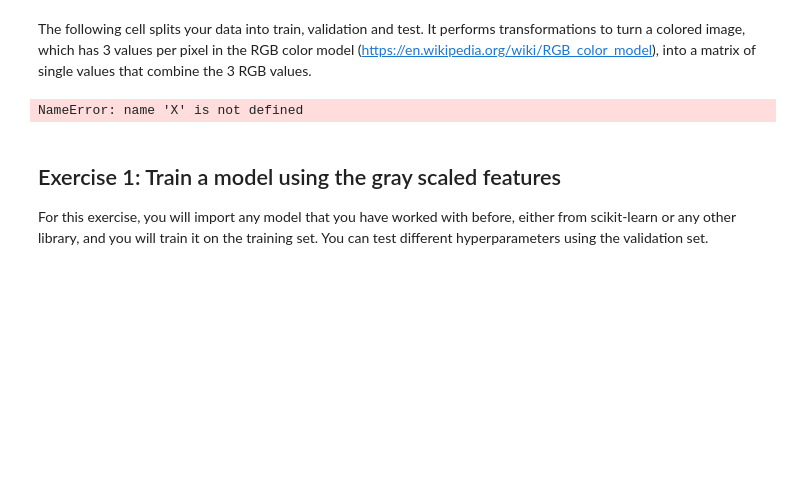
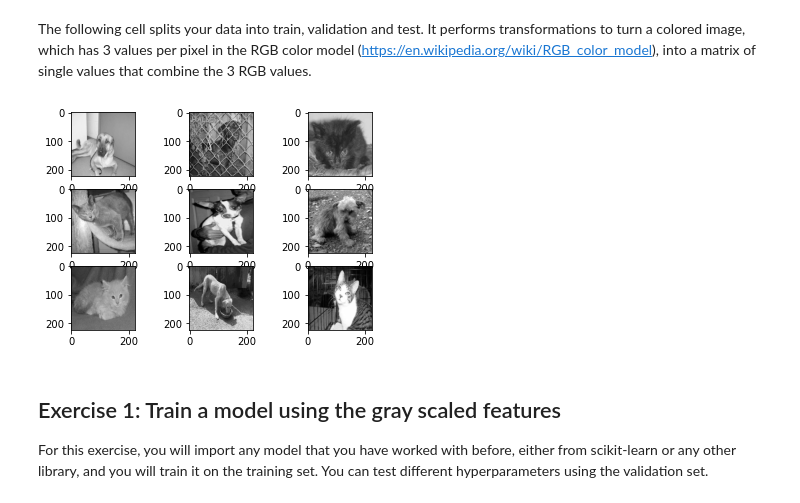
Before and after one commit to davidich/ucla_ml, a Jupyter notebook: Week 06 (hw4)/HW 4/Homework 4 - Images and Text.ipynb, the cells around one changed output. Saved outputs shown, nothing was run; the diff lists cells and outputs as text; code cells hidden in the pictures; blank space fills up the shorter version.

```diff
--- a/Week 06 (hw4)/HW 4/Homework 4 - Images and Text.ipynb
+++ b/Week 06 (hw4)/HW 4/Homework 4 - Images and Text.ipynb
@@ -43,41 +44,40 @@ def flatten_X(X):
 
 def rgb2gray(rgb):
     # this converts the RGB colors to gray, so you have only one value per pixel
-    return np.dot(rgb[...,:3], [0.2989, 0.5870, 0.1140])
+    #return np.dot(rgb[...,:3], [0.2989, 0.5870, 0.1140])
+    return np.mean(rgb[...,:3], axis=2)
 
 def transform_to_gray_features(X):
     gray_features = []
     for instance in X:
         X_gray = rgb2gray(instance)
         flattened_X_gray = X_gray.flatten()
         gray_features.append(flattened_X_gray)
     return np.vstack(gray_features)
 
 def get_train_val_test(X, y, split=0.2):
     X_train, X_test, y_train, y_test = train_test_split(X, y, test_size=split, random_state=42)
     X_val, X_test, y_val, y_test = train_test_split(X_test, y_test, test_size=0.5, random_state=42)
     return X_train, y_train, X_test, y_test, X_val, y_val
 
 X_train, y_train, X_test, y_test, X_val, y_val = get_train_val_test(X, y, split=0.2)
 
 X_train_gray = transform_to_gray_features(X_train)
 X_test_gray = transform_to_gray_features(X_test)
 X_val_gray = transform_to_gray_features(X_val)
 
 
-
 # plot first few images with the gray transform
 for i in range(9):
     # define subplot
     pyplot.subplot(330 + 1 + i)
-    # define filename
+    # plot raw pixel data
+    pyplot.imshow(rgb2gray(X_train[i]), cmap='gray', vmin=0, vmax=255)
 
-    # plot raw pixel data
-    pyplot.imshow(rgb2gray(X_train[i]))
 # show the figure
 pyplot.show()
 # %% [output]
-NameError: name 'X' is not defined
+[figure, added]
 # %% [markdown]
 ## Exercise 1: Train a model using the gray scaled features
 
```
Also changed, not shown: parts of 34 cells of this notebook, 2 other files.
